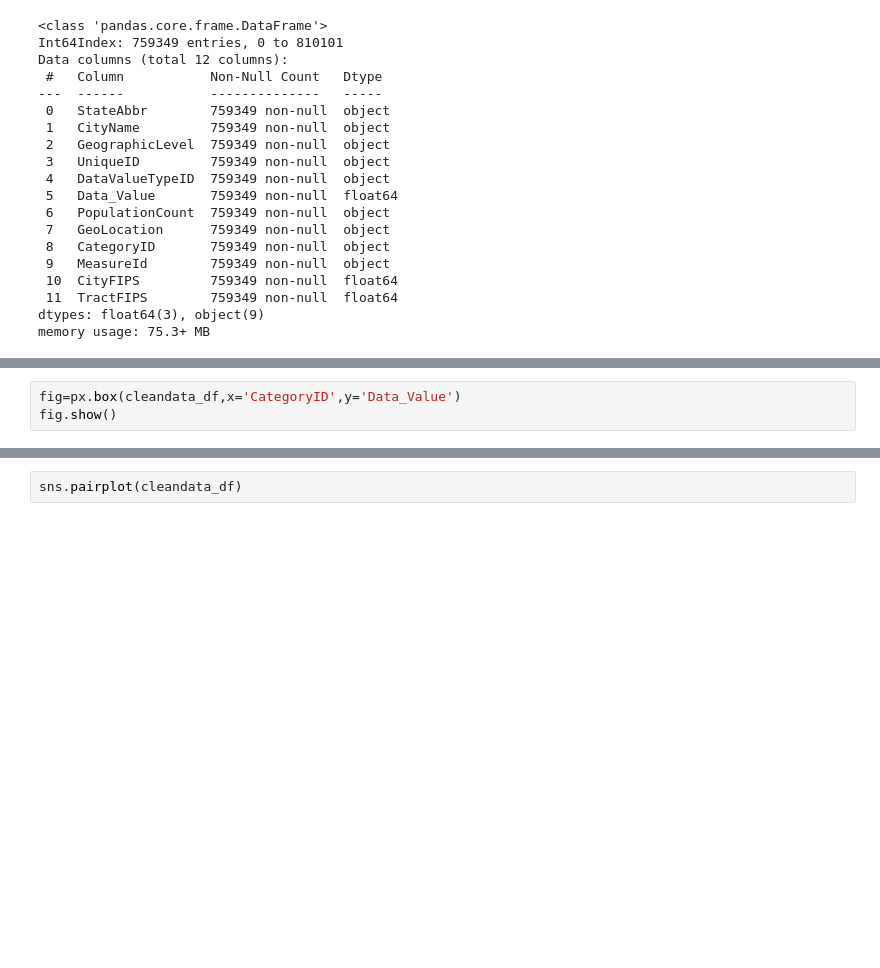
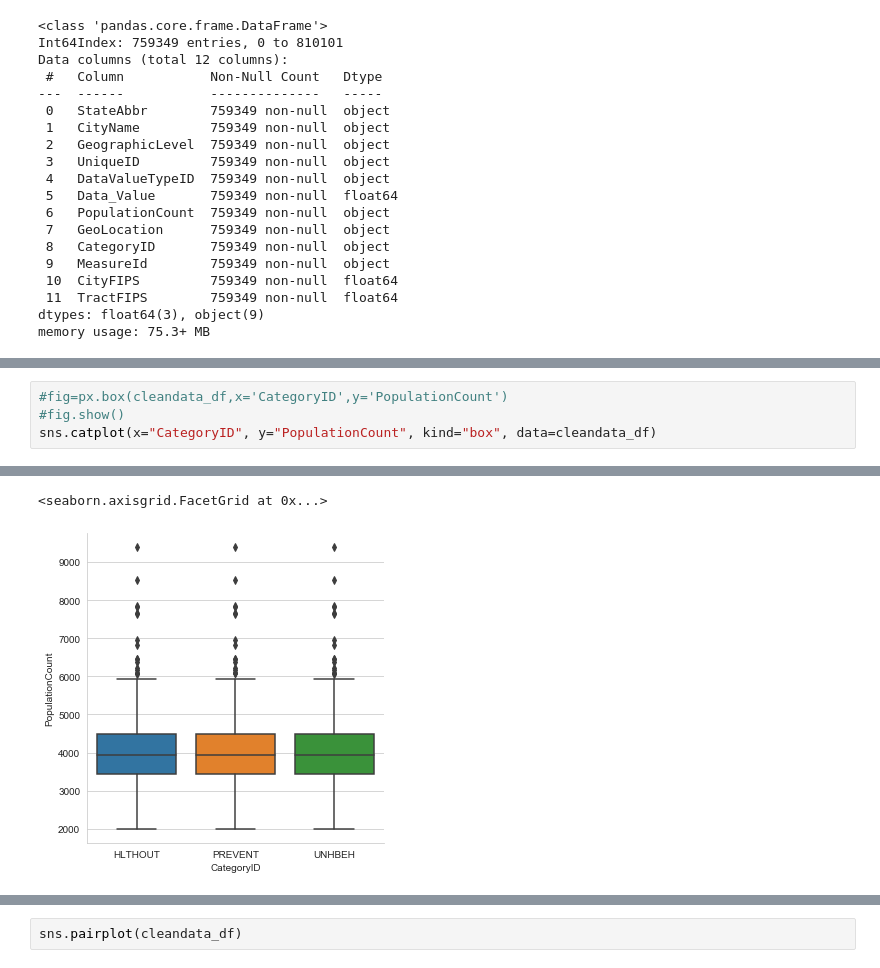
Before and after one commit to Sukanya012/predict-health-index, a Jupyter notebook: notebooks/nidhi/predict-health-index.ipynb, the cells around one changed output, grey strips where cells are left out. Cells and saved outputs as stored; diff of their text form; blank space fills up the shorter version.

```diff
--- a/notebooks/nidhi/predict-health-index.ipynb
+++ b/notebooks/nidhi/predict-health-index.ipynb
@@ -195,4 +212,5 @@ cleandata_df
 # %%
-fig=px.box(cleandata_df,x='CategoryID',y='Data_Value')
-fig.show()
+#fig=px.box(cleandata_df,x='CategoryID',y='PopulationCount')
+#fig.show()
+sns.catplot(x="CategoryID", y="PopulationCount", kind="box", data=cleandata_df)
 # %% [output]
@@ -199,0 +217,2 @@ fig.show()
+<seaborn.axisgrid.FacetGrid at 0x...>
+[figure, added]
```
Also changed, not shown: parts of 21 cells of this notebook.
